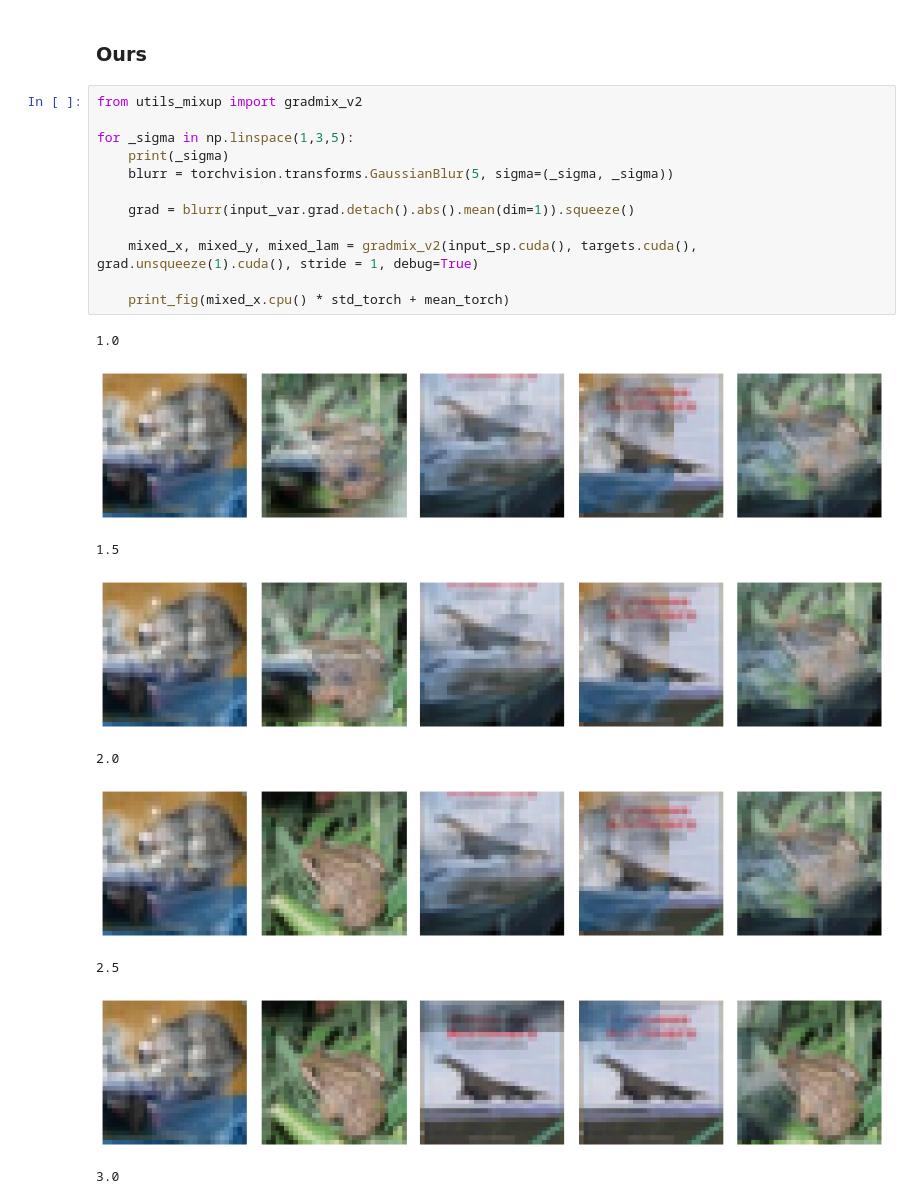
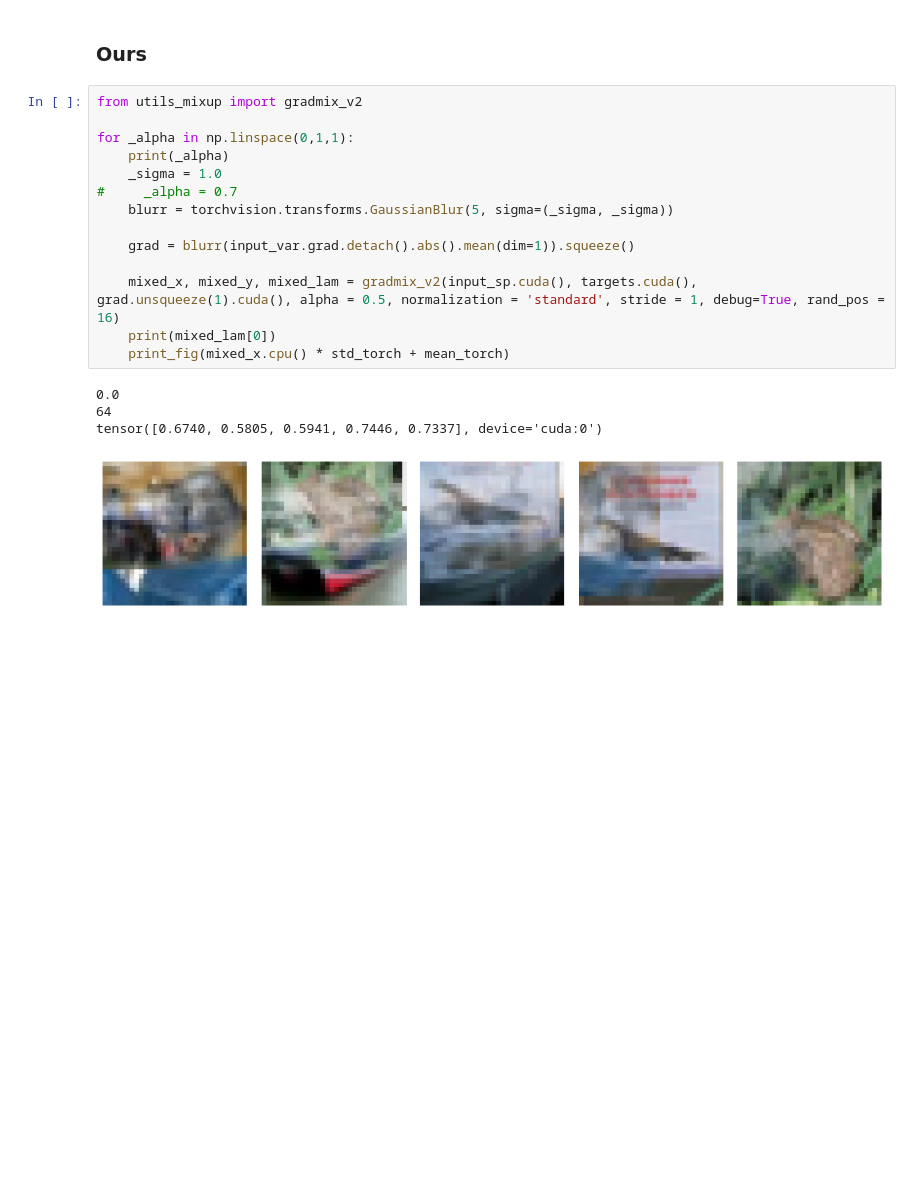
Before and after one commit to averyma/best-mix, a Jupyter notebook: notebook/ours-visualization-cifar10.ipynb, the cells around one changed output. Drawn from its saved outputs; the diff is of its cells as text; blank space fills up the shorter version.

Commit message:
gradmix v2 improved

```diff
--- a/notebook/ours-visualization-cifar10.ipynb
+++ b/notebook/ours-visualization-cifar10.ipynb
@@ -138,22 +144,19 @@ print_fig(grad_copy)
 # %%
 from utils_mixup import gradmix_v2
 
-for _sigma in np.linspace(1,3,5):
-    print(_sigma)
+for _alpha in np.linspace(0,1,1):
+    print(_alpha)
+    _sigma = 1.0
+#     _alpha = 0.7
     blurr = torchvision.transforms.GaussianBlur(5, sigma=(_sigma, _sigma))
 
     grad = blurr(input_var.grad.detach().abs().mean(dim=1)).squeeze()
 
-    mixed_x, mixed_y, mixed_lam = gradmix_v2(input_sp.cuda(), targets.cuda(), grad.unsqueeze(1).cuda(), stride = 1, debug=True)
-
+    mixed_x, mixed_y, mixed_lam = gradmix_v2(input_sp.cuda(), targets.cuda(), grad.unsqueeze(1).cuda(), alpha = 0.5, normalization = 'standard', stride = 1, debug=True, rand_pos = 16)
+    print(mixed_lam[0])
     print_fig(mixed_x.cpu() * std_torch + mean_torch)
 # %% [output]
-1.0
+0.0
+64
+tensor([0.6740, 0.5805, 0.5941, 0.7446, 0.7337], device='cuda:0')
-[figure, old version]
+[figure, new version]
-1.5
-[figure, removed]
-2.0
-[figure, removed]
-2.5
-[figure, removed]
-3.0
```
Also changed, not shown: parts of 5 cells of this notebook, 11 other files.
